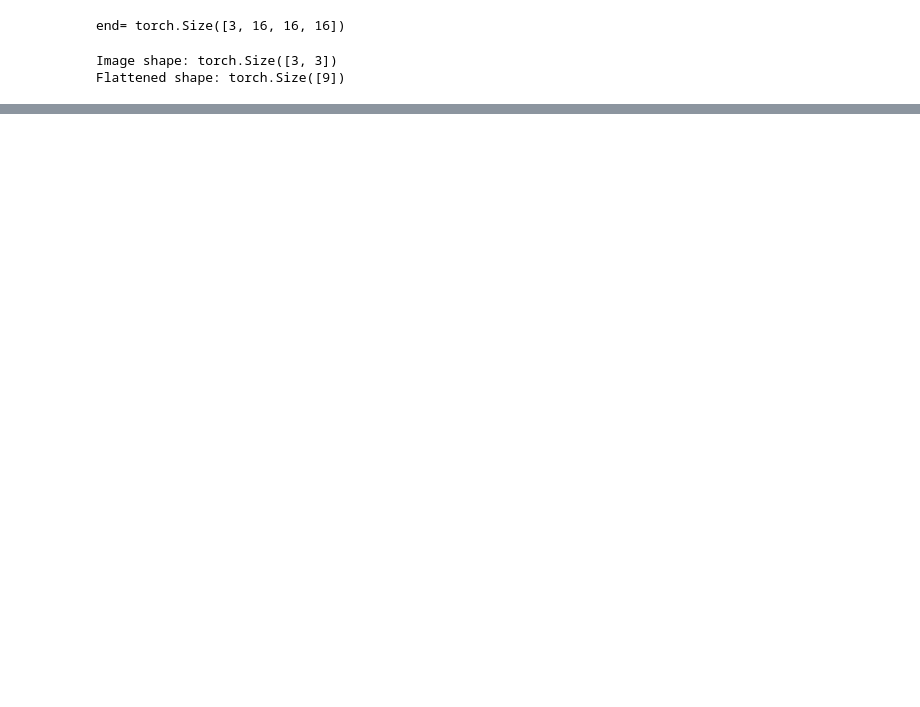
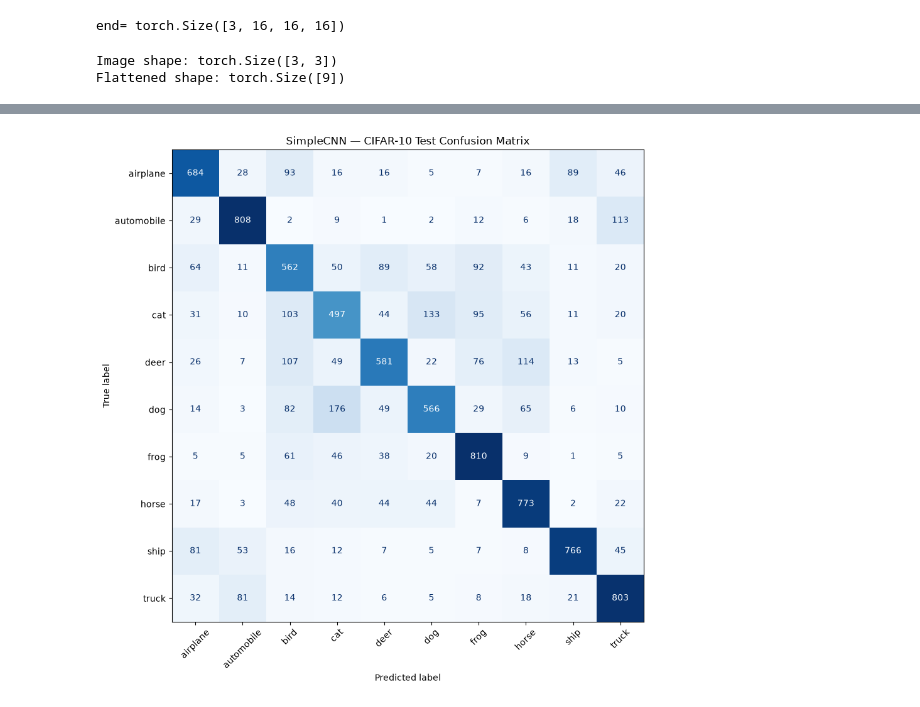
Before and after one commit to Ahmed77923/My-Learing, a Jupyter notebook: Sourse/CNN.ipynb, the cells around one changed output, grey strips where cells are left out. Drawn from its saved outputs; the diff is of its cells as text; code cells hidden in the pictures; blank space fills up the shorter version.

```diff
--- a/Sourse/CNN.ipynb
+++ b/Sourse/CNN.ipynb
@@ -191,6 +264,20 @@ for epoch in range(num_epochs):
     train_loss = train_loss_sum / train_total
     train_acc = 100 * train_correct / train_total
 
+    log_cnn_experiment(
+       model,
+         {
+              "learning_rate": 0.001,
+              "batch_size": 128,
+              "num_epochs": num_epochs,
+              "patience": patience
+         },
+         {
+              "train_loss": train_loss,
+              "train_accuracy": train_acc
+         }
+
+    )
     # -------------------------
     # 2. Validation
     # -------------------------
@@ -288,0 +476,73 @@ Training Time: 241.32 seconds
+# %%
+
+
+# Load the best checkpoint
+state = torch.load(
+    "best_simple_cnn.pth",
+    map_location=device,
+    weights_only=True,
+)
+
+model.load_state_dict(state)
+
+model.to(device)
+
+model.eval()
+
+CLASS_NAMES = test_dataset.classes
+all_predictions = []
+all_labels = []
+
+with torch.no_grad():
+    for images, labels in test_loader:
+        images = images.to(device)
+
+        logits = model(images)
+        predictions = logits.argmax(dim=1)
+
+        all_predictions.extend(predictions.cpu().tolist())
+        all_labels.extend(labels.tolist())
+
+# Overall test accuracy
+correct = sum(
+    p == y for p, y in zip(all_predictions, all_labels)
+)
+test_accuracy = 100 * correct / len(all_labels)
+
+print(f"Test Accuracy: {test_accuracy:.2f}%")
+
+# Precision, Recall, F1-score
+print(
+    classification_report(
+        all_labels,
+        all_predictions,
+        labels=list(range(len(CLASS_NAMES))),
+        target_names=CLASS_NAMES,
+        digits=4,
+        zero_division=0,
+    )
+)
+
+# Confusion Matrix
+cm = confusion_matrix(
+    all_labels,
+    all_predictions,
+    labels=list(range(len(CLASS_NAMES))),
+)
+
+display = ConfusionMatrixDisplay(
+    confusion_matrix=cm,
+    display_labels=CLASS_NAMES,
+)
+
+fig, ax = plt.subplots(figsize=(11, 9))
+display.plot(
+    ax=ax,
+    xticks_rotation=45,
+    cmap="Blues",
+    colorbar=False,
+)
+plt.title("SimpleCNN — CIFAR-10 Test Confusion Matrix")
+plt.tight_layout()
+plt.show()
+# %% [output]
@@ -288,0 +566 @@ Training Time: 241.32 seconds
+[figure, added]
```
Also changed, not shown: parts of 7 cells of this notebook, 1 other file.
